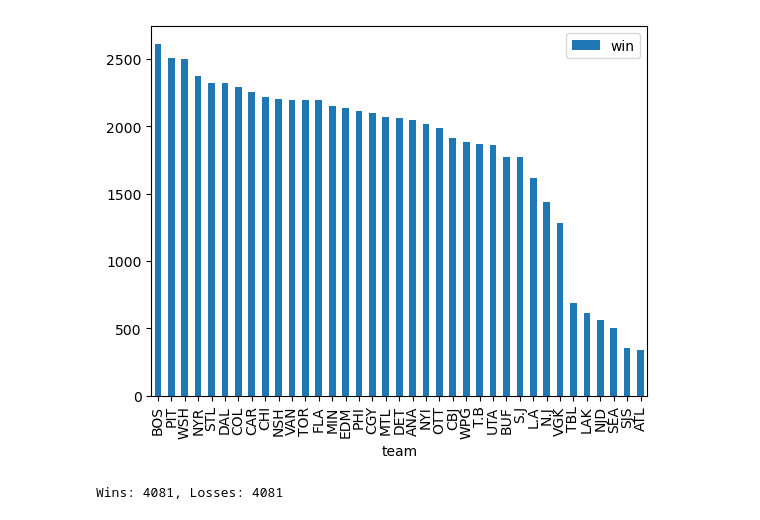
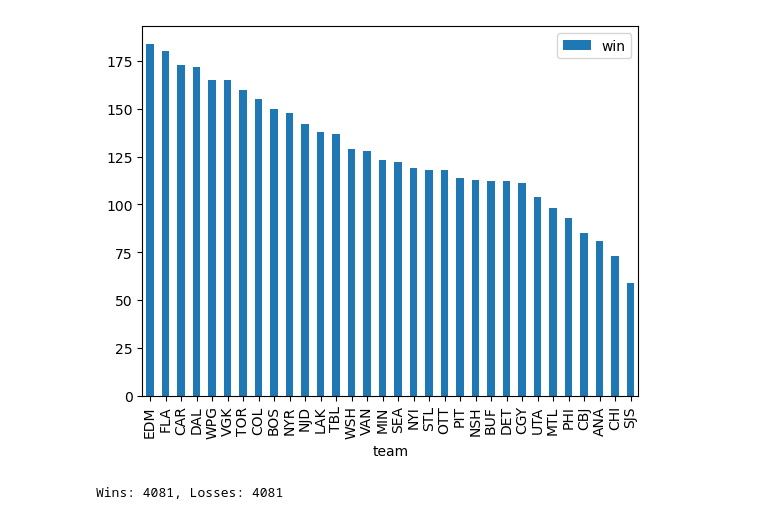
Before and after one commit to Rizzi7/NHL-Game-Prediction-CP322, a Jupyter notebook: notebooks/data_exploration.ipynb, the cells around one changed output. Cells and saved outputs as stored; diff of their text form; code cells hidden in the pictures.

```diff
--- a/notebooks/data_exploration.ipynb
+++ b/notebooks/data_exploration.ipynb
@@ -140,12 +140,12 @@ Name: count, dtype: int64
 | 3 | NYR | 2022 | NYR | 2022020039 | NYR | ANA | HOME | 20221017 | Team Level | ... |
 | 4 | NYR | 2022 | NYR | 2022020064 | NYR | SJS | HOME | 20221020 | Team Level | ... |
 # %%
-df_grouped = df.groupby('team')['win'].sum().reset_index().sort_values(by='win', ascending=False)
+df_grouped = df_all.groupby('team')['win'].sum().reset_index().sort_values(by='win', ascending=False)
 
 df_grouped.plot.bar(x='team', y='win')
 plt.show()
 # %% [output]
-[figure, old version]
+[figure, new version]
 # %%
 # Exploratory Analysis
 
```
Also changed, not shown: parts of 20 cells of this notebook.
